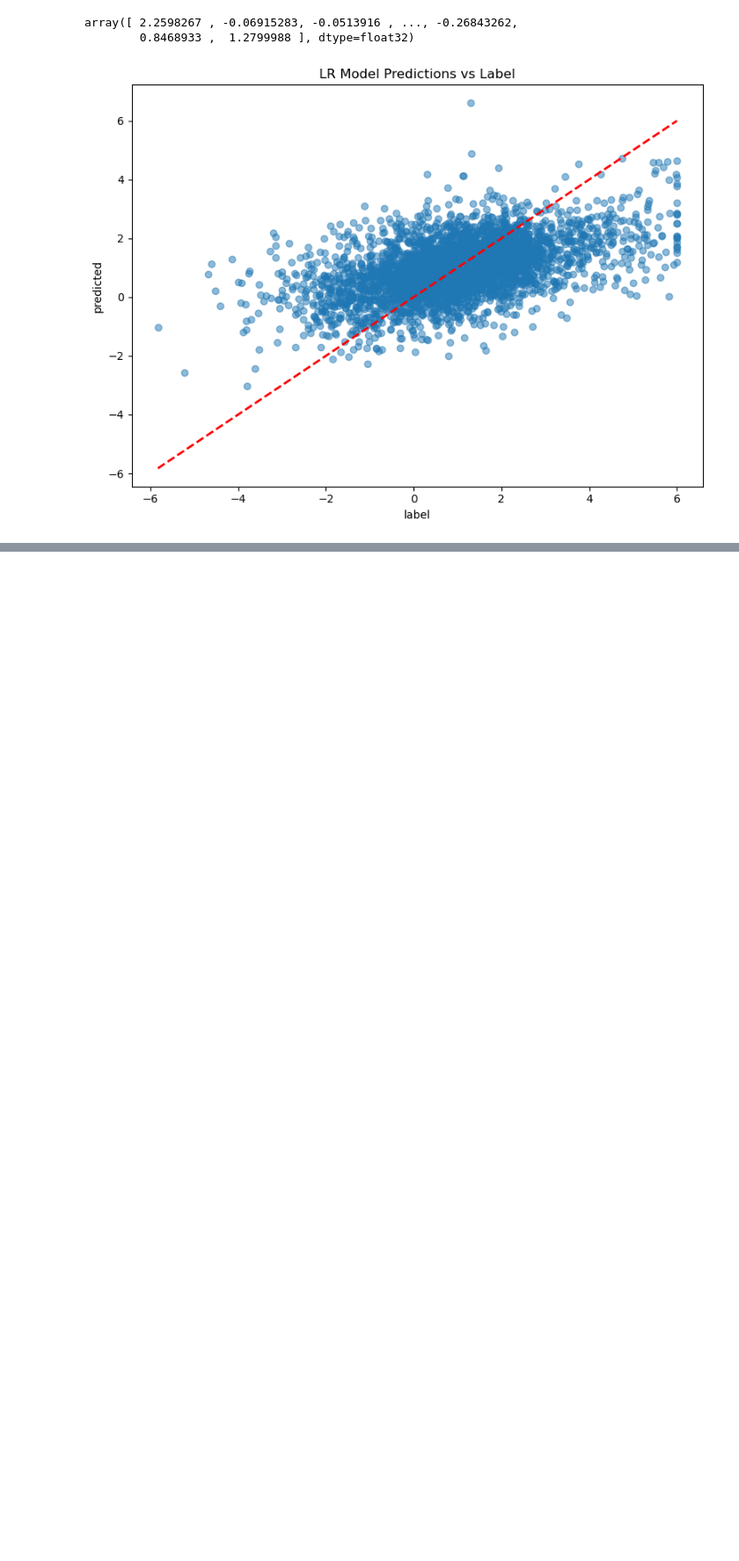
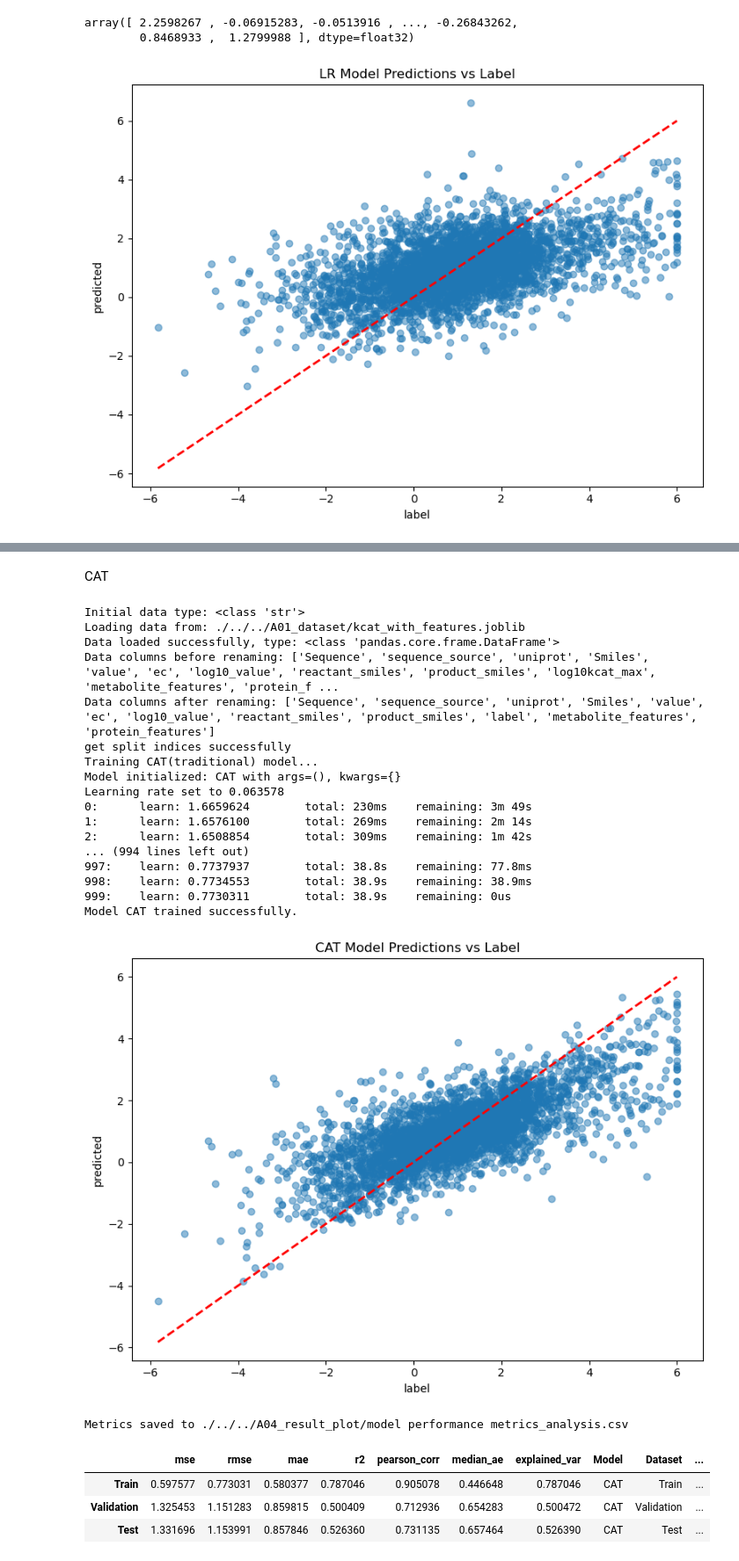
Before and after one commit to youbowei0126/Enzyme_Reactivity_Prediction, a Jupyter notebook: experiments/dataset_catpred_kcat/A02_code/random_split/BenchMarkModel.ipynb, the cells around one changed output, grey strips where cells are left out. Shown at 88% size. Cells and saved outputs as stored; diff of their text form; code cells hidden in the pictures; blank space fills up the shorter version.

```diff
--- a/experiments/dataset_catpred_kcat/A02_code/random_split/BenchMarkModel.ipynb
+++ b/experiments/dataset_catpred_kcat/A02_code/random_split/BenchMarkModel.ipynb
@@ -13,3 +13,18 @@ import json
 import matplotlib.pyplot as plt
 from dataclasses import dataclass
 import os
+# %%
+class MPI_Dataset(Dataset):
+    def __init__(self, dataframe):
+        self.dataframe = dataframe
+
+    def __len__(self):
+        return len(self.dataframe)
+
+    def __getitem__(self, idx):
+        row = self.dataframe.iloc[idx]
+        return {
+            'metabolite_features': torch.tensor(np.asarray(row['metabolite_features'], dtype=np.float32)),
+            'protein_features': torch.tensor(np.asarray(row['protein_features'], dtype=np.float32)),
+            'label': torch.tensor(float(row['label']), dtype=torch.float32),
+        }
@@ -434,0 +1027,43 @@ bench_mark_model.plot_pred_label_scatter_plot()
+# %% [markdown]
+CAT
+# %%
+# Initialize the ModelBenchmark with enzyme kinetic data, CAT model, and random split
+bench_mark_model = ModelBenchmark(data="./../../A01_dataset/kcat_with_features.joblib",
+                                   model_type="CAT",
+                                   split_method="random",)
+
+# Preprocess the data and rename the target column to 'label'
+bench_mark_model.data_preprocessing(rename_dict={"log10kcat_max": "label"})
+
+# Execute the complete ML pipeline: split data, initialize model, and train
+bench_mark_model.split_data().model_init().fit()
+
+bench_mark_model.add_pred_to_data_with_pred_joblib("./../../A04_result_plot/kcat_with_pred.joblib")
+# bench_mark_model.add_pred_to_data_with_pred("./../../A01_dataset/kcat_with_pred.joblib")
+bench_mark_model.plot_pred_label_scatter_plot()
+bench_mark_model.calculate_prediction_metrics().save_or_add_metrics_to_file("./../../A04_result_plot/model performance metrics_analysis.csv")
+bench_mark_model.total_metrics
+# %% [output]
+Initial data type: <class 'str'>
+Loading data from: ./../../A01_dataset/kcat_with_features.joblib
+Data loaded successfully, type: <class 'pandas.core.frame.DataFrame'>
+Data columns before renaming: ['Sequence', 'sequence_source', 'uniprot', 'Smiles', 'value', 'ec', 'log10_value', 'reactant_smiles', 'product_smiles', 'log10kcat_max', 'metabolite_features', 'protein_f ...
+Data columns after renaming: ['Sequence', 'sequence_source', 'uniprot', 'Smiles', 'value', 'ec', 'log10_value', 'reactant_smiles', 'product_smiles', 'label', 'metabolite_features', 'protein_features']
+get split indices successfully
+Training CAT(traditional) model...
+Model initialized: CAT with args=(), kwargs={}
+Learning rate set to 0.063578
+0:      learn: 1.6659624        total: 230ms    remaining: 3m 49s
+1:      learn: 1.6576100        total: 269ms    remaining: 2m 14s
+2:      learn: 1.6508854        total: 309ms    remaining: 1m 42s
+... (994 lines left out)
+997:    learn: 0.7737937        total: 38.8s    remaining: 77.8ms
+998:    learn: 0.7734553        total: 38.9s    remaining: 38.9ms
+999:    learn: 0.7730311        total: 38.9s    remaining: 0us
+Model CAT trained successfully.
+[figure, added]
+Metrics saved to ./../../A04_result_plot/model performance metrics_analysis.csv
+|  | mse | rmse | mae | r2 | pearson_corr | median_ae | explained_var | Model | Dataset | ... |
+| Train | 0.597577 | 0.773031 | 0.580377 | 0.787046 | 0.905078 | 0.446648 | 0.787046 | CAT | Train | ... |
+| Validation | 1.325453 | 1.151283 | 0.859815 | 0.500409 | 0.712936 | 0.654283 | 0.500472 | CAT | Validation | ... |
+| Test | 1.331696 | 1.153991 | 0.857846 | 0.526360 | 0.731135 | 0.657464 | 0.526390 | CAT | Test | ... |
```
Also changed, not shown: parts of 17 cells of this notebook, 3 other files.
